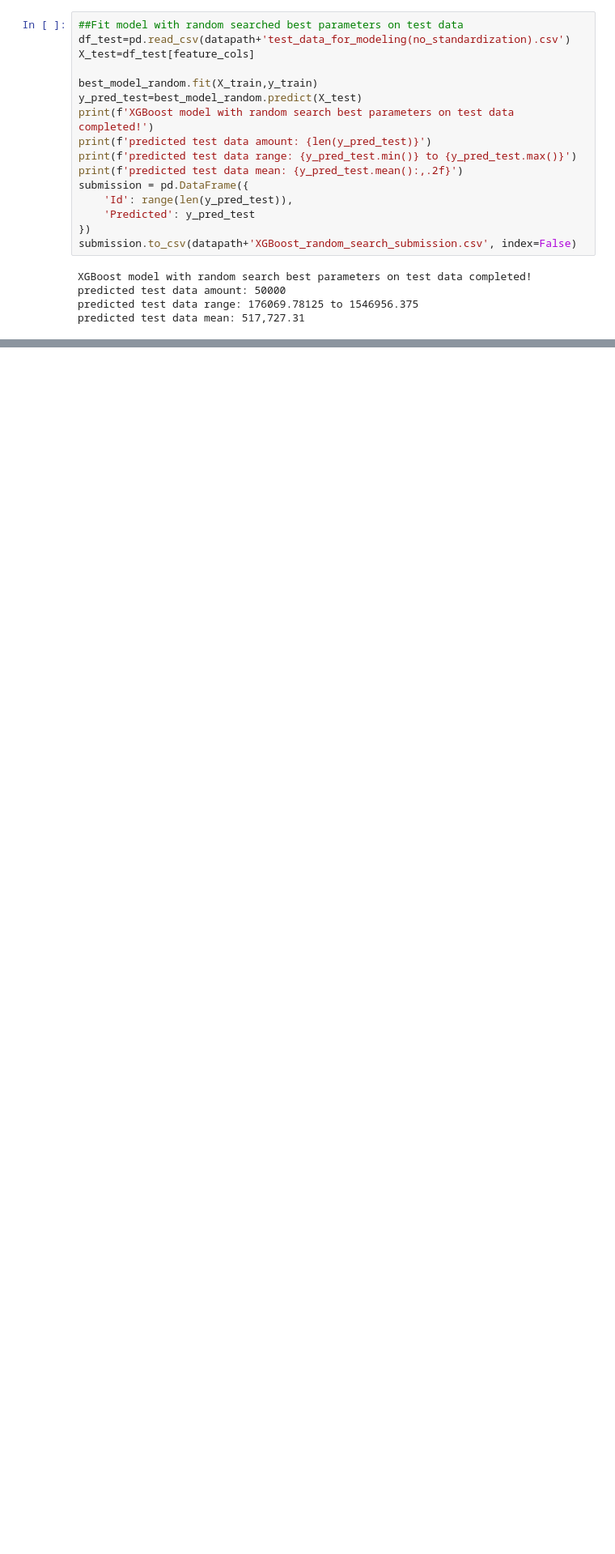
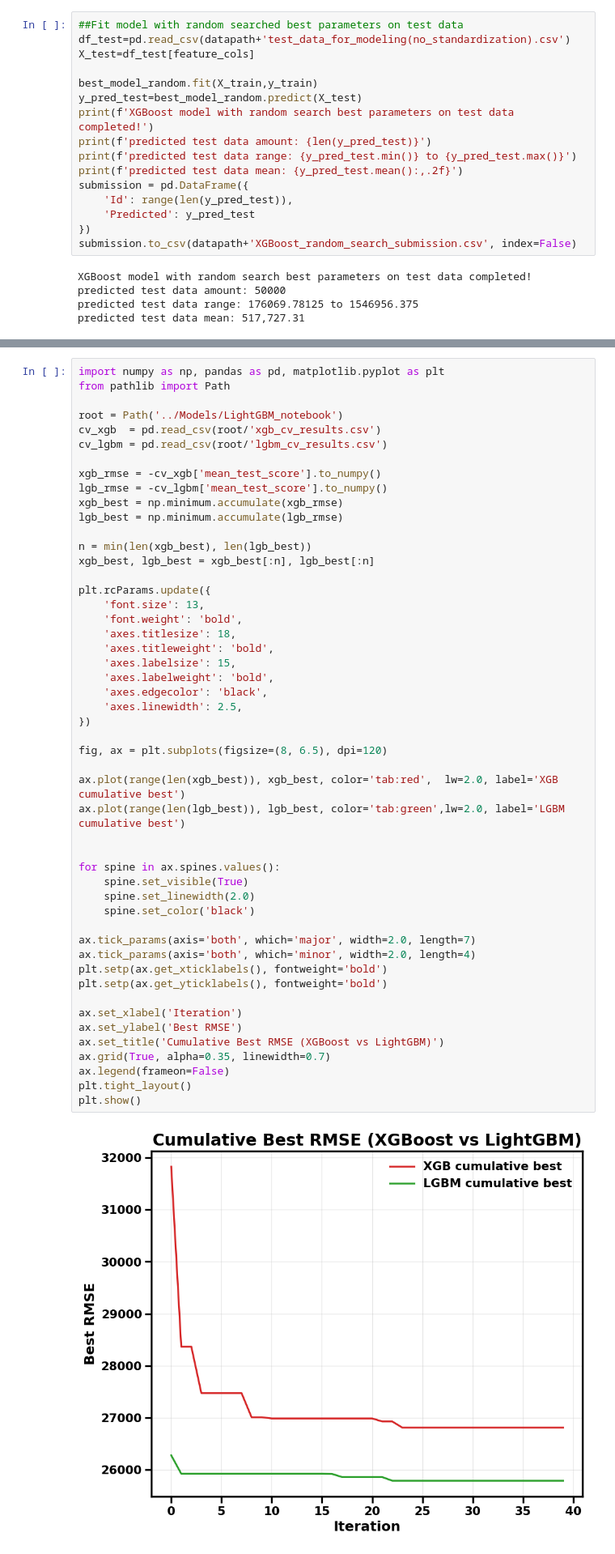
Before and after one commit to LIU-FAYANG/cs5228_PROJ, a Jupyter notebook: Scripts/run_XGBOOST.ipynb, the cells around one changed output, grey strips where cells are left out. Shown at 81% size. Drawn from its saved outputs; the diff is of its cells as text; blank space fills up the shorter version.

Commit message:
lightGBM vs xgboost plot

```diff
--- a/Scripts/run_XGBOOST.ipynb
+++ b/Scripts/run_XGBOOST.ipynb
@@ -291,3 +291,55 @@ ax2.grid(True, alpha=0.3); ax2.legend()
 plt.tight_layout(); plt.show()
 # %% [output]
 [figure]
+# %%
+import numpy as np, pandas as pd, matplotlib.pyplot as plt
+from pathlib import Path
+
+root = Path('../Models/LightGBM_notebook')
+cv_xgb  = pd.read_csv(root/'xgb_cv_results.csv')
+cv_lgbm = pd.read_csv(root/'lgbm_cv_results.csv')
+
+xgb_rmse = -cv_xgb['mean_test_score'].to_numpy()
+lgb_rmse = -cv_lgbm['mean_test_score'].to_numpy()
+xgb_best = np.minimum.accumulate(xgb_rmse)
+lgb_best = np.minimum.accumulate(lgb_rmse)
+
+n = min(len(xgb_best), len(lgb_best))
+xgb_best, lgb_best = xgb_best[:n], lgb_best[:n]
+
+plt.rcParams.update({
+    'font.size': 13,
+    'font.weight': 'bold',
+    'axes.titlesize': 18,
+    'axes.titleweight': 'bold',
+    'axes.labelsize': 15,
+    'axes.labelweight': 'bold',
+    'axes.edgecolor': 'black',
+    'axes.linewidth': 2.5,
+})
+
+fig, ax = plt.subplots(figsize=(8, 6.5), dpi=120)
+
+ax.plot(range(len(xgb_best)), xgb_best, color='tab:red',  lw=2.0, label='XGB cumulative best')
+ax.plot(range(len(lgb_best)), lgb_best, color='tab:green',lw=2.0, label='LGBM cumulative best')
+
+
+for spine in ax.spines.values():
+    spine.set_visible(True)
+    spine.set_linewidth(2.0)
+    spine.set_color('black')
+
+ax.tick_params(axis='both', which='major', width=2.0, length=7)
+ax.tick_params(axis='both', which='minor', width=2.0, length=4)
+plt.setp(ax.get_xticklabels(), fontweight='bold')
+plt.setp(ax.get_yticklabels(), fontweight='bold')
+
+ax.set_xlabel('Iteration')
+ax.set_ylabel('Best RMSE')
+ax.set_title('Cumulative Best RMSE (XGBoost vs LightGBM)')
+ax.grid(True, alpha=0.35, linewidth=0.7)
+ax.legend(frameon=False)
+plt.tight_layout()
+plt.show()
+# %% [output]
+[figure, added]
```
Also changed, not shown: 1 other file.
